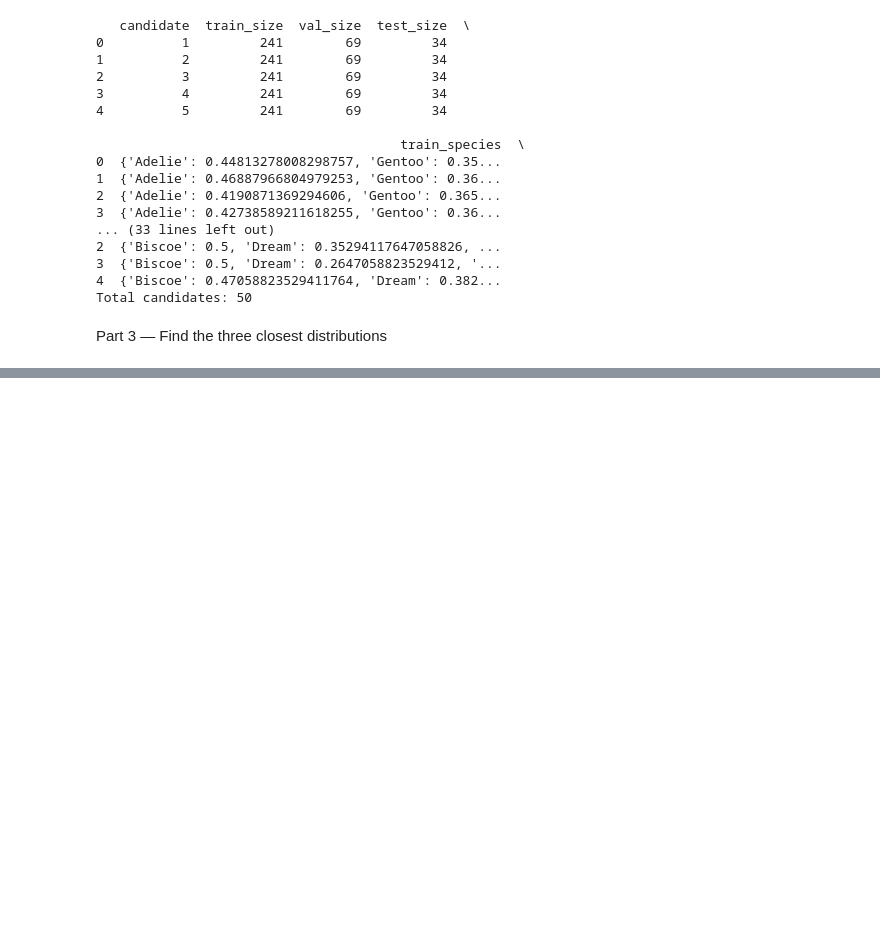
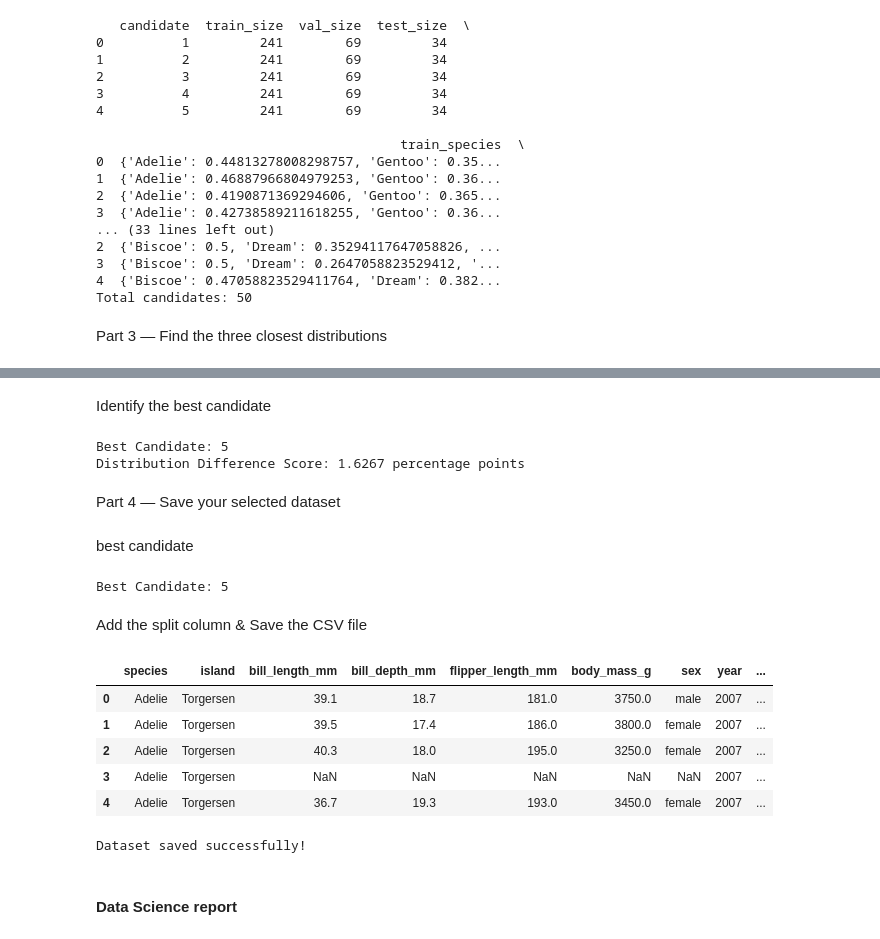
Before and after one commit to Ahmad-IR122/GSG-ML-assignments, a Jupyter notebook: Assigment_three/Assignment03.ipynb, the cells around one changed output, grey strips where cells are left out. Saved outputs shown, nothing was run; the diff lists cells and outputs as text; code cells hidden in the pictures; blank space fills up the shorter version.

```diff
--- a/Assigment_three/Assignment03.ipynb
+++ b/Assigment_three/Assignment03.ipynb
@@ -188,0 +326,63 @@ Part 3 — Find the three closest distributions
+# %% [markdown]
+Identify the best candidate
+# %%
+best_candidate = int(top_3.iloc[0]["candidate"])
+best_score = top_3.iloc[0]["score"]
+
+print("Best Candidate:", best_candidate)
+print(f"Distribution Difference Score: {best_score:.4f} percentage points")
+
+# Retrieve its actual datasets from Part 2
+best_train = splits[best_candidate - 1]["train"]
+best_val = splits[best_candidate - 1]["validation"]
+best_test = splits[best_candidate - 1]["test"]
+# %% [output]
+Best Candidate: 5
+Distribution Difference Score: 1.6267 percentage points
+# %% [markdown]
+Part 4 — Save your selected dataset
+# %% [markdown]
+best candidate
+# %%
+# Select the candidate with the lowest score
+best_candidate = int(top_3.iloc[0]["candidate"])
+
+print("Best Candidate:", best_candidate)
+
+# Get its training, validation, and test datasets
+best_train = splits[best_candidate - 1]["train"]
+best_val = splits[best_candidate - 1]["validation"]
+best_test = splits[best_candidate - 1]["test"]
+# %% [output]
+Best Candidate: 5
+# %% [markdown]
+Add the split column & Save the CSV file
+# %%
+# Copy the original dataset
+final_df = df.copy()
+
+# Create a new column
+final_df["split"] = ""
+
+# Assign split labels using original row indices
+final_df.loc[best_train.index, "split"] = "train"
+final_df.loc[best_val.index, "split"] = "val"
+final_df.loc[best_test.index, "split"] = "test"
+
+# Display the result
+display(final_df.head())
+
+# Save the final dataset
+final_df.to_csv("penguins_with_splits.csv", index=False)
+
+print("Dataset saved successfully!")
+# %% [output]
+|  | species | island | bill_length_mm | bill_depth_mm | flipper_length_mm | body_mass_g | sex | year | ... |
+| 0 | Adelie | Torgersen | 39.1 | 18.7 | 181.0 | 3750.0 | male | 2007 | ... |
+| 1 | Adelie | Torgersen | 39.5 | 17.4 | 186.0 | 3800.0 | female | 2007 | ... |
+| 2 | Adelie | Torgersen | 40.3 | 18.0 | 195.0 | 3250.0 | female | 2007 | ... |
+| 3 | Adelie | Torgersen | NaN | NaN | NaN | NaN | NaN | 2007 | ... |
+| 4 | Adelie | Torgersen | 36.7 | 19.3 | 193.0 | 3450.0 | female | 2007 | ... |
+Dataset saved successfully!
+# %% [markdown]
+ #### Data Science report
```
Also changed, not shown: parts of 10 cells of this notebook, 1 other file.
